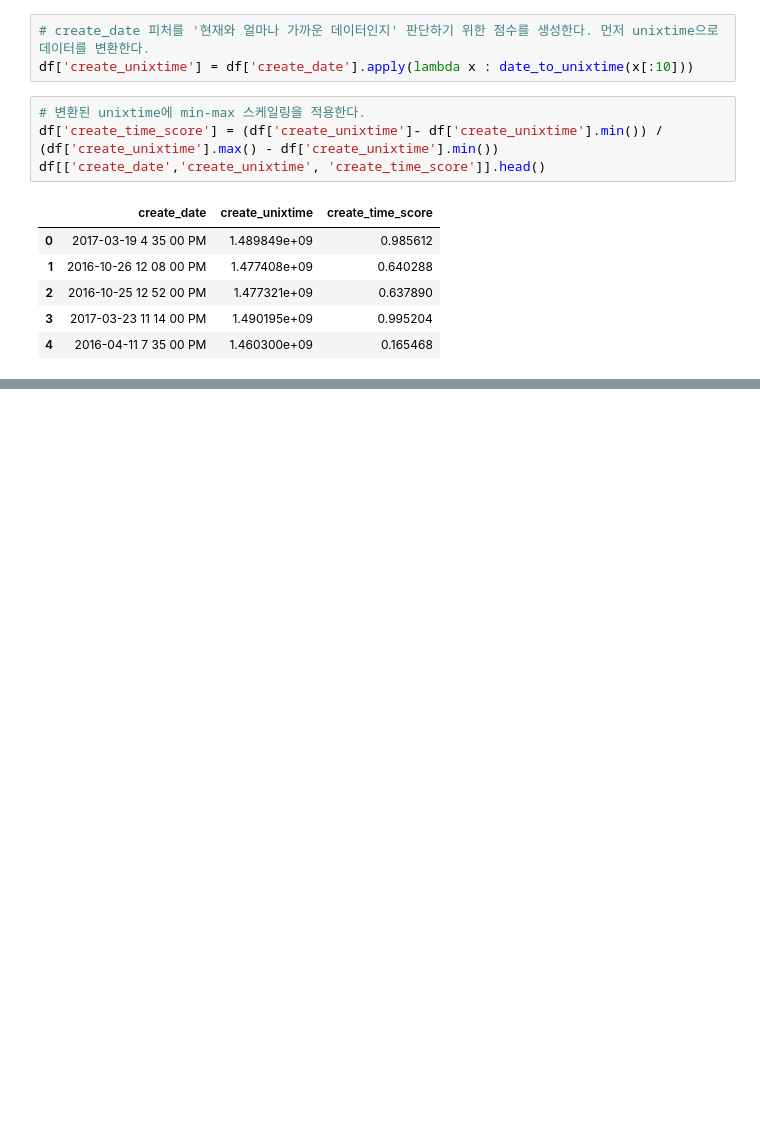
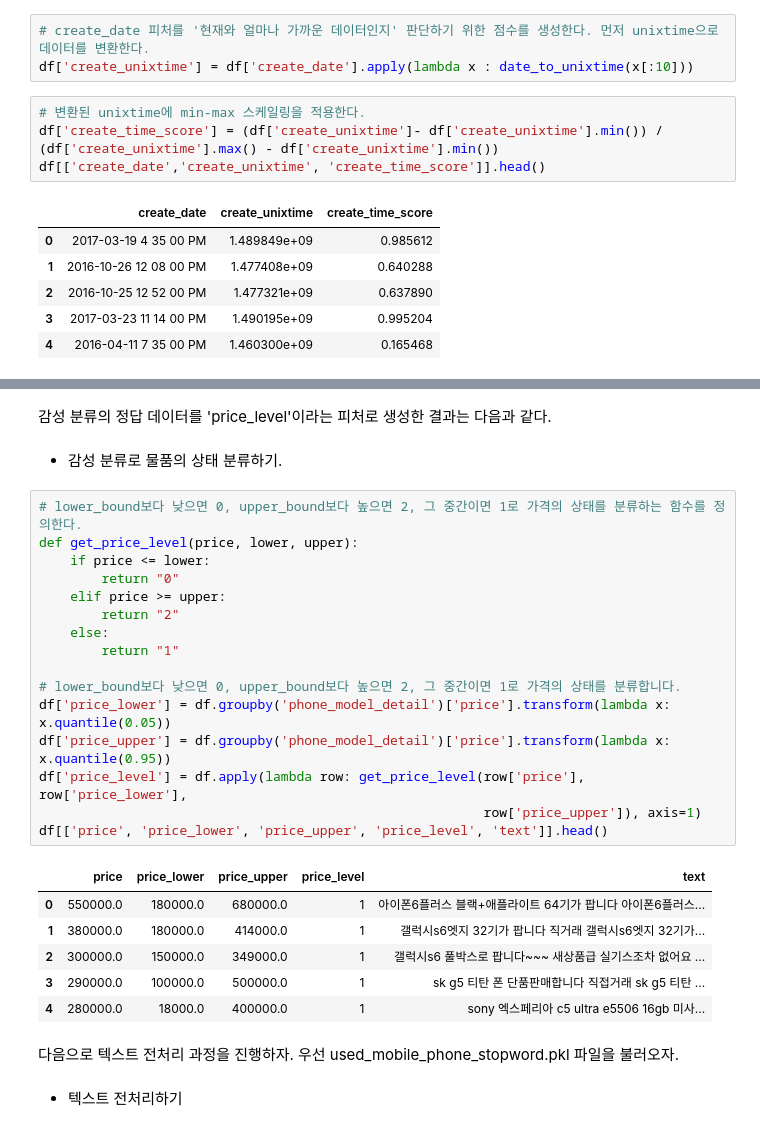
Before and after one commit to jaeyoon89/python_data_analysis, a Jupyter notebook: ch5-1_used_phone_price_prediction.ipynb, the cells around one changed output, grey strips where cells are left out. Cells and saved outputs as stored; diff of their text form; blank space fills up the shorter version.

Commit message:
data_analysis_ch5-1_used_phone_price_prd

```diff
--- a/ch5-1_used_phone_price_prediction.ipynb
+++ b/ch5-1_used_phone_price_prediction.ipynb
@@ -355,0 +356,31 @@ print(upper_bound)
+# %% [markdown]
+감성 분류의 정답 데이터를 'price_level'이라는 피처로 생성한 결과는 다음과 같다.
+# %% [markdown]
+- 감성 분류로 물품의 상태 분류하기.
+# %%
+# lower_bound보다 낮으면 0, upper_bound보다 높으면 2, 그 중간이면 1로 가격의 상태를 분류하는 함수를 정의한다.
+def get_price_level(price, lower, upper):
+    if price <= lower:
+        return "0"
+    elif price >= upper:
+        return "2"
+    else:
+        return "1"
+
+# lower_bound보다 낮으면 0, upper_bound보다 높으면 2, 그 중간이면 1로 가격의 상태를 분류합니다.
+df['price_lower'] = df.groupby('phone_model_detail')['price'].transform(lambda x: x.quantile(0.05))
+df['price_upper'] = df.groupby('phone_model_detail')['price'].transform(lambda x: x.quantile(0.95))
+df['price_level'] = df.apply(lambda row: get_price_level(row['price'], row['price_lower'],
+                                                         row['price_upper']), axis=1)
+df[['price', 'price_lower', 'price_upper', 'price_level', 'text']].head()
+# %% [output]
+|  | price | price_lower | price_upper | price_level | text |
+| 0 | 550000.0 | 180000.0 | 680000.0 | 1 | 아이폰6플러스 블랙+애플라이트 64기가 팝니다 아이폰6플러스... |
+| 1 | 380000.0 | 180000.0 | 414000.0 | 1 | 갤럭시s6엣지 32기가 팝니다 직거래 갤럭시s6엣지 32기가... |
+| 2 | 300000.0 | 150000.0 | 349000.0 | 1 | 갤럭시s6 풀박스로 팝니다~~~ 새상품급 실기스조차 없어요 ... |
+| 3 | 290000.0 | 100000.0 | 500000.0 | 1 | sk g5 티탄 폰 단품판매합니다 직접거래 sk g5 티탄 ... |
+| 4 | 280000.0 | 18000.0 | 400000.0 | 1 | sony 엑스페리아 c5 ultra e5506 16gb 미사... |
+# %% [markdown]
+다음으로 텍스트 전처리 과정을 진행하자. 우선 used_mobile_phone_stopword.pkl 파일을 불러오자.
+# %% [markdown]
+- 텍스트 전처리하기
```
Also changed, not shown: parts of 28 cells of this notebook.
